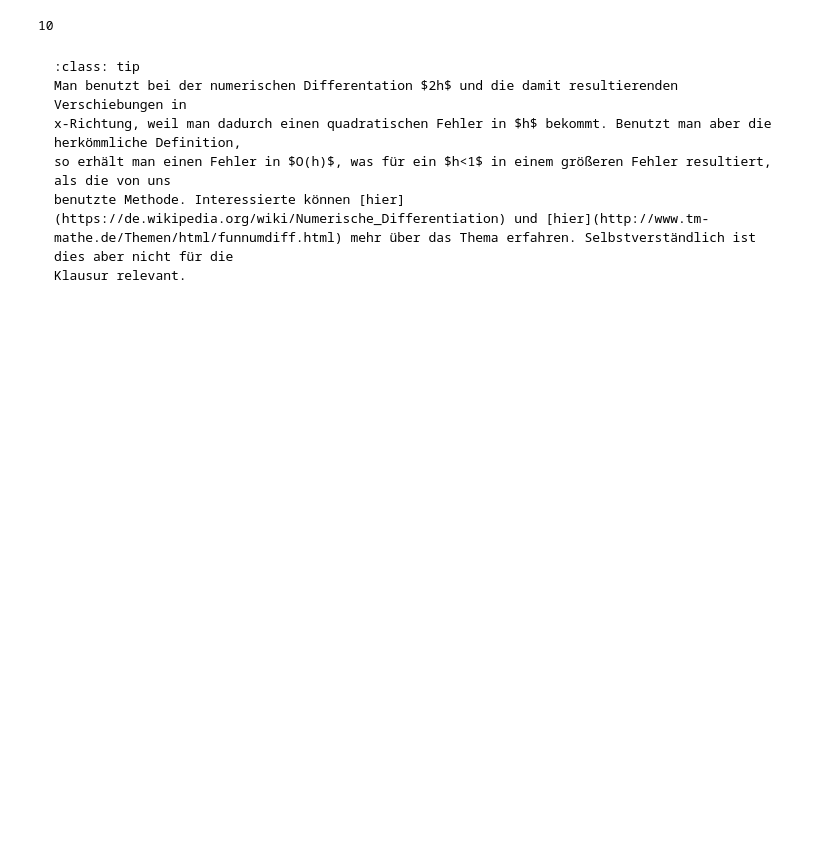
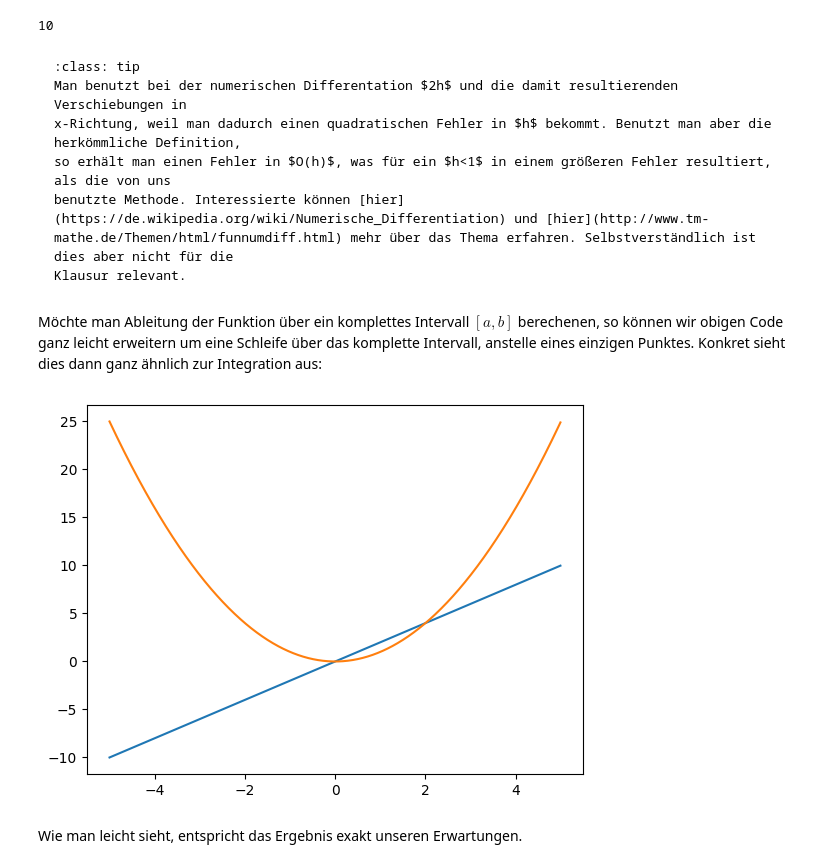
Before and after one commit to Marc-Honecker/WDV1, a Jupyter notebook: _sources/Notebooks/Int_and_Diff.ipynb, the cells around one changed output. Saved outputs shown, nothing was run; the diff lists cells and outputs as text; code cells hidden in the pictures; blank space fills up the shorter version.

```diff
--- a/_sources/Notebooks/Int_and_Diff.ipynb
+++ b/_sources/Notebooks/Int_and_Diff.ipynb
@@ -159,0 +162,40 @@ Klausur relevant.
+# %% [markdown]
+Möchte man Ableitung der Funktion über ein komplettes Intervall $[a,b]$ berechenen, so können wir obigen Code
+ganz leicht erweitern um eine Schleife über das komplette Intervall, anstelle eines einzigen Punktes. Konkret
+sieht dies dann ganz ähnlich zur Integration aus:
+# %%
+# unser Intervall
+a = -5
+b = 5
+
+# wir diskretisieren die Funktion wieder in
+# 1000 Bereiche
+dx = (b - a)/1000
+
+# die x Werte
+x_vals = np.arange(a, b, dx)
+
+# unsere Funktion
+def f(x):
+    return x**2
+
+# unser h
+h = 1e-6
+
+# die numerische Ableitung
+def df(x):
+    return (f(x+h) - f(x-h)) / (2*h)
+
+# Berechnung der Funktionswerte (nur zur Visualisierung)
+f_vals = [f(x) for x in x_vals]
+# Berechnung der Ableitungen an allen Punkten
+df_vals = [df(x) for x in x_vals]
+
+# schauen wir uns die Ableitung an
+plt.plot(x_vals, df_vals)
+plt.plot(x_vals, f_vals)
+plt.show()
+# %% [output]
+[figure, added]
+# %% [markdown]
+Wie man leicht sieht, entspricht das Ergebnis exakt unseren Erwartungen.
```
Also changed, not shown: parts of 3 cells of this notebook, 11 other files.
